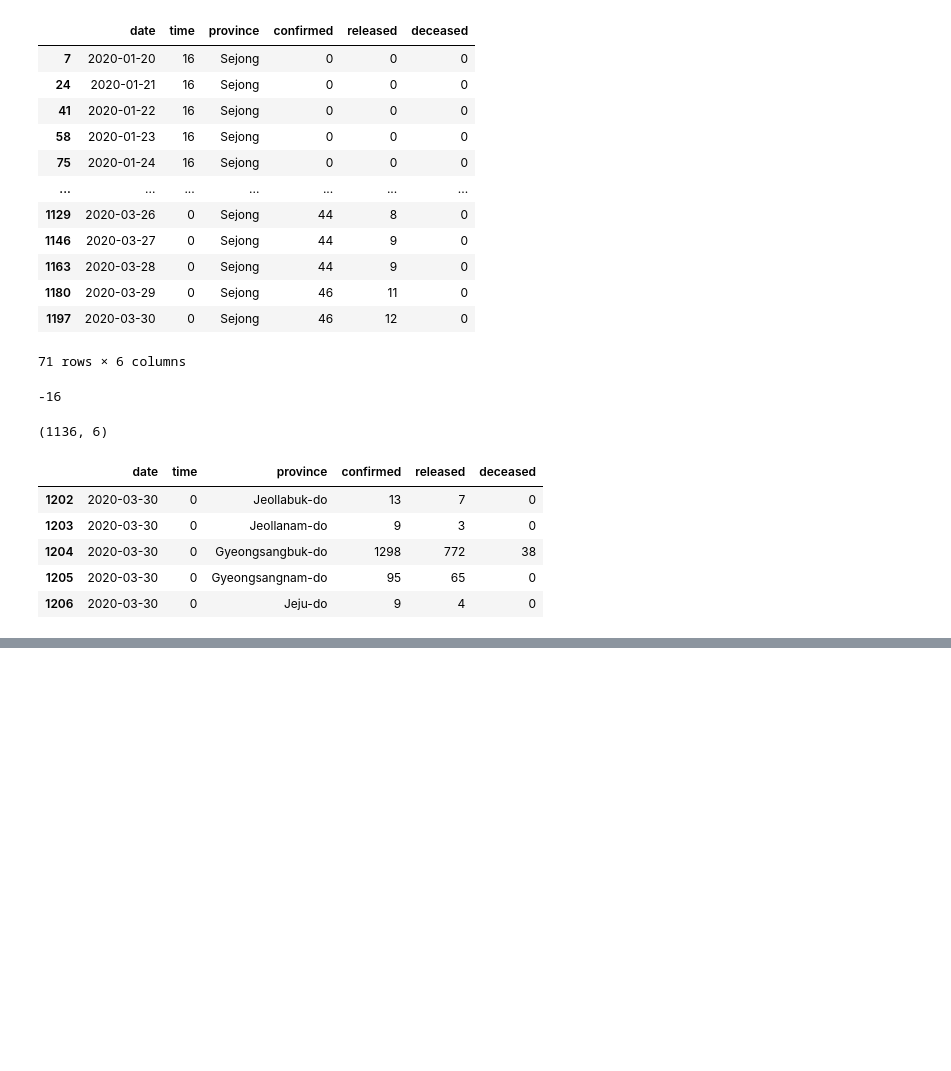
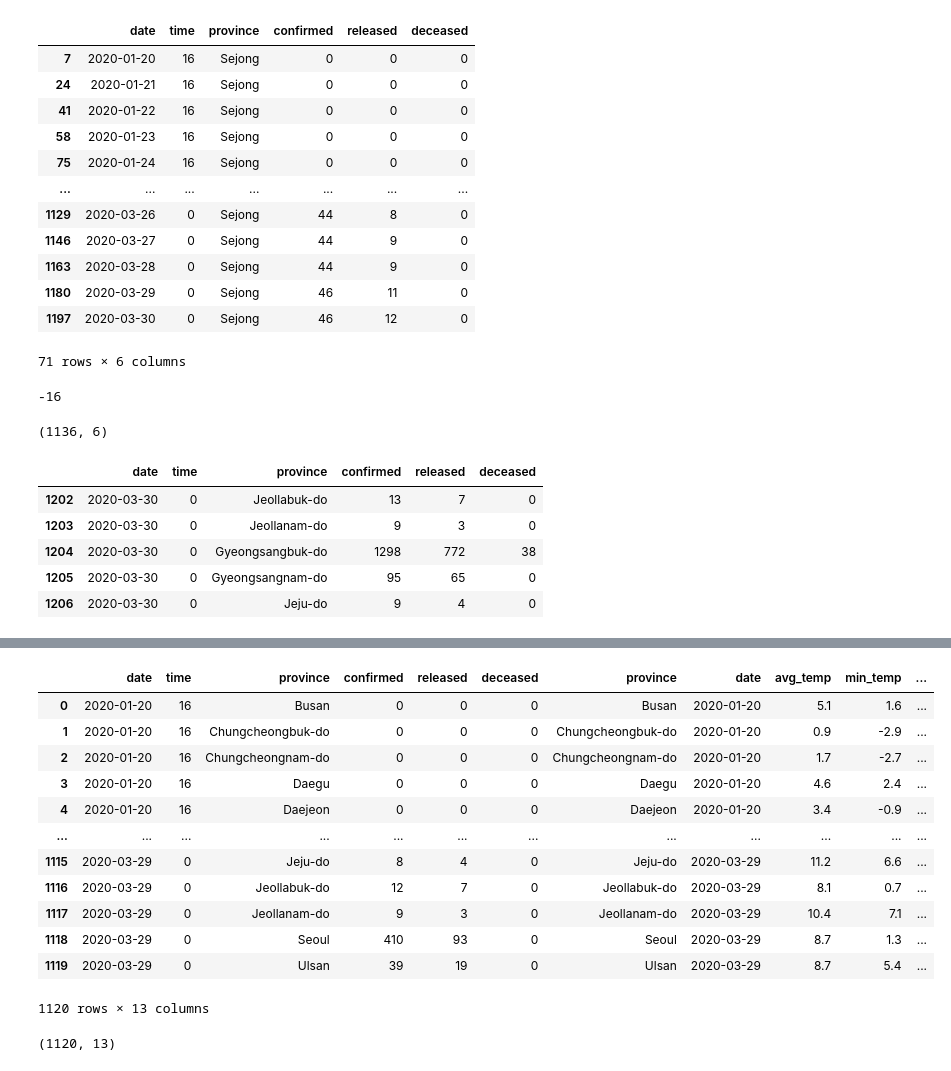
Before and after one commit to young-hun-jo/KaggleStruggle, a Jupyter notebook: covid_19/Dacon_covid19_2week.ipynb, the cells around one changed output, grey strips where cells are left out. Cells and saved outputs as stored; diff of their text form; code cells hidden in the pictures; blank space fills up the shorter version.

```diff
--- a/covid_19/Dacon_covid19_2week.ipynb
+++ b/covid_19/Dacon_covid19_2week.ipynb
@@ -497,6 +497,8 @@ timeprovince_df.tail()
 | 1204 | 2020-03-30 | 0 | Gyeongsangbuk-do | 1298 | 772 | 38 |
 | 1205 | 2020-03-30 | 0 | Gyeongsangnam-do | 95 | 65 | 0 |
 | 1206 | 2020-03-30 | 0 | Jeju-do | 9 | 4 | 0 |
+# %%
+timeprovince_df['date'] = pd.to_datetime(timeprovince_df['date'])
 # %%
 # timeprovince 데이터에서 2020-03-30일 데이터를 제거해보자.
 timeprovince_df = timeprovince_df[~timeprovince_df['date'].isin([pd.Timestamp('20200330')])]
@@ -510,0 +516,5 @@ weather_df 데이터개수:(1120, 7)
+# %%
+pd.options.display.max_rows=30
+timeprovince_df = timeprovince_df.sort_values(by=['date','province'], ascending=True)
+timeprovince_df = timeprovince_df.reset_index(drop=True)
+timeprovince_df.head()
@@ -510,0 +541,23 @@ weather_df 데이터개수:(1120, 7)
+# %%
+# 두개의 데이터 프레임 결합
+result = pd.concat([timeprovince_df, weather_df], axis=1, sort=False)
+result
+# %% [output]
+|  | date | time | province | confirmed | released | deceased | province | date | avg_temp | min_temp | ... |
+| 0 | 2020-01-20 | 16 | Busan | 0 | 0 | 0 | Busan | 2020-01-20 | 5.1 | 1.6 | ... |
+| 1 | 2020-01-20 | 16 | Chungcheongbuk-do | 0 | 0 | 0 | Chungcheongbuk-do | 2020-01-20 | 0.9 | -2.9 | ... |
+| 2 | 2020-01-20 | 16 | Chungcheongnam-do | 0 | 0 | 0 | Chungcheongnam-do | 2020-01-20 | 1.7 | -2.7 | ... |
+| 3 | 2020-01-20 | 16 | Daegu | 0 | 0 | 0 | Daegu | 2020-01-20 | 4.6 | 2.4 | ... |
+| 4 | 2020-01-20 | 16 | Daejeon | 0 | 0 | 0 | Daejeon | 2020-01-20 | 3.4 | -0.9 | ... |
+| ... | ... | ... | ... | ... | ... | ... | ... | ... | ... | ... | ... |
+| 1115 | 2020-03-29 | 0 | Jeju-do | 8 | 4 | 0 | Jeju-do | 2020-03-29 | 11.2 | 6.6 | ... |
+| 1116 | 2020-03-29 | 0 | Jeollabuk-do | 12 | 7 | 0 | Jeollabuk-do | 2020-03-29 | 8.1 | 0.7 | ... |
+| 1117 | 2020-03-29 | 0 | Jeollanam-do | 9 | 3 | 0 | Jeollanam-do | 2020-03-29 | 10.4 | 7.1 | ... |
+| 1118 | 2020-03-29 | 0 | Seoul | 410 | 93 | 0 | Seoul | 2020-03-29 | 8.7 | 1.3 | ... |
+| 1119 | 2020-03-29 | 0 | Ulsan | 39 | 19 | 0 | Ulsan | 2020-03-29 | 8.7 | 5.4 | ... |
+1120 rows × 13 columns
+# %%
+# 결합한 데이터프레임 행 갯수가 1120개로 잘 결합된 듯함
+result.shape
+# %% [output]
+(1120, 13)
```
Also changed, not shown: parts of 24 cells of this notebook.
